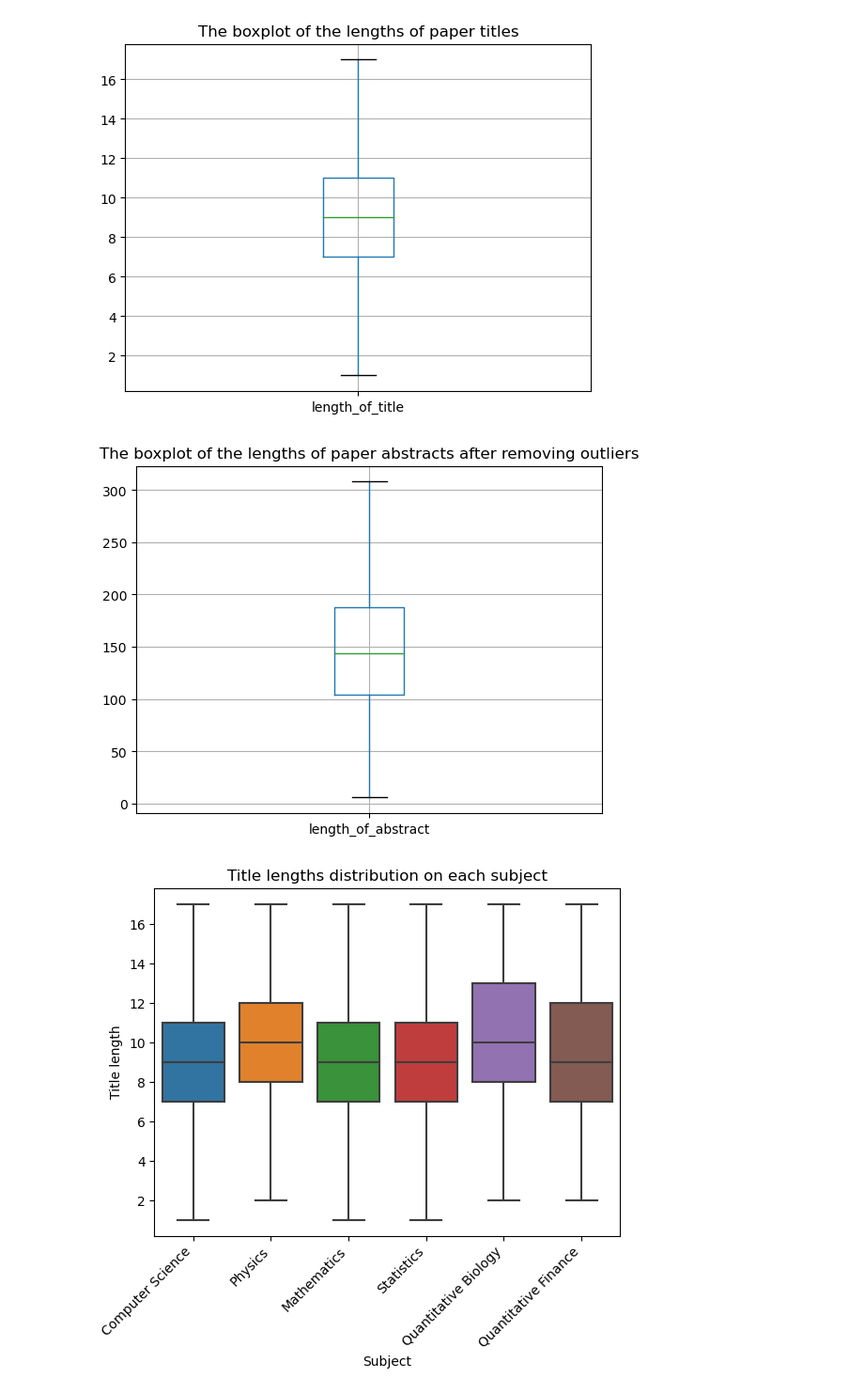
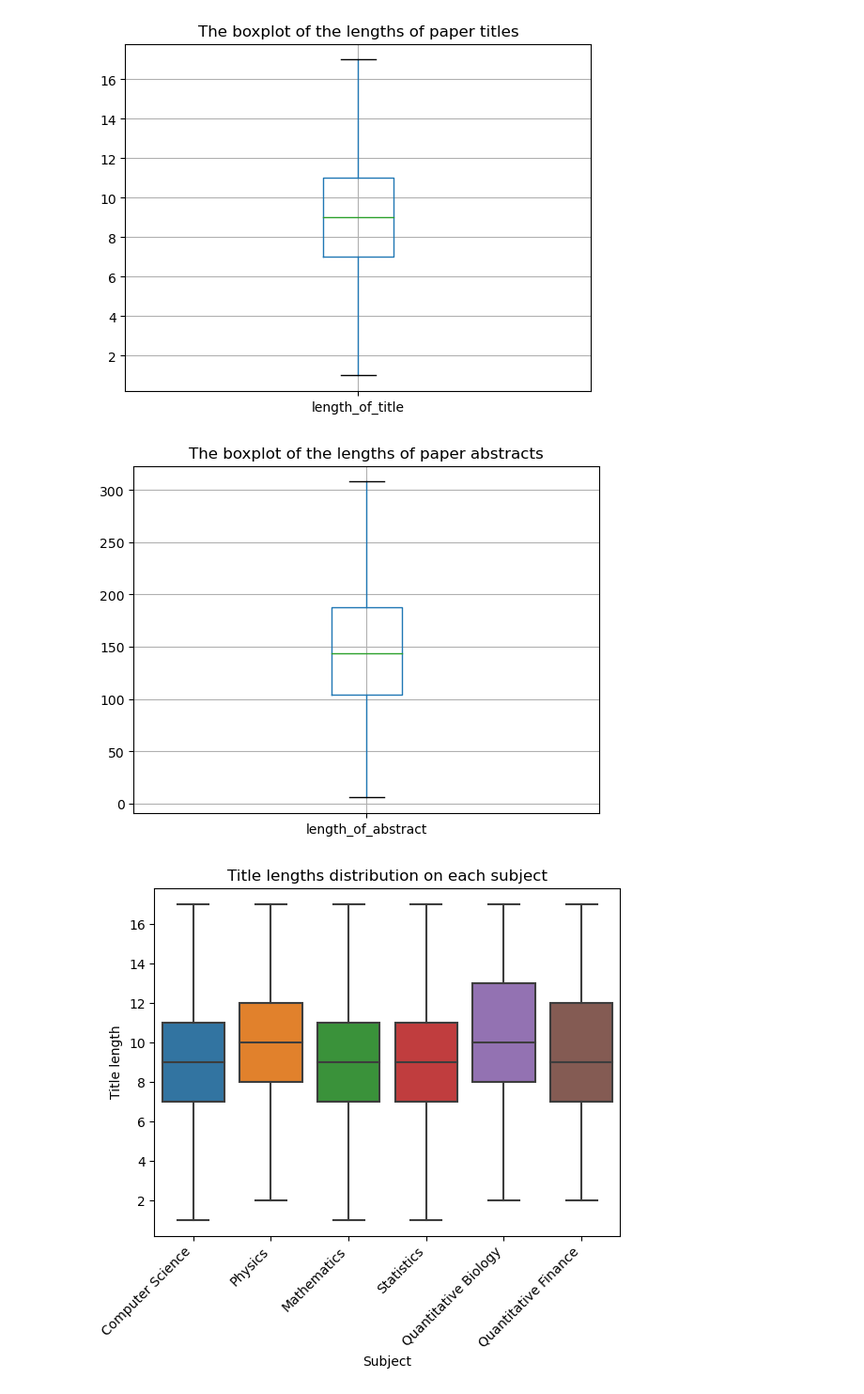
Before and after one commit to hctran1987/NLP-on-Research-Articles, a Jupyter notebook: Notebooks/Data Wrangling and EDA Work.ipynb, the cells around one changed output. Shown at 94% size. Drawn from its saved outputs; the diff is of its cells as text; code cells hidden in the pictures.

```diff
--- a/Notebooks/Data Wrangling and EDA Work.ipynb
+++ b/Notebooks/Data Wrangling and EDA Work.ipynb
@@ -547,10 +547,10 @@ plt.show()
 [figure]
 # %%
 df[['length_of_abstract']].boxplot()
-plt.title('The boxplot of the lengths of paper abstracts after removing outliers')
+plt.title('The boxplot of the lengths of paper abstracts')
 plt.show()
 # %% [output]
-[figure, old version]
+[figure, new version]
 # %%
 df_CS = df.loc[df['Computer Science'] == 1]
 df_P = df[df['Physics'] == 1]
```
Also changed, not shown: parts of 2 cells of this notebook.
